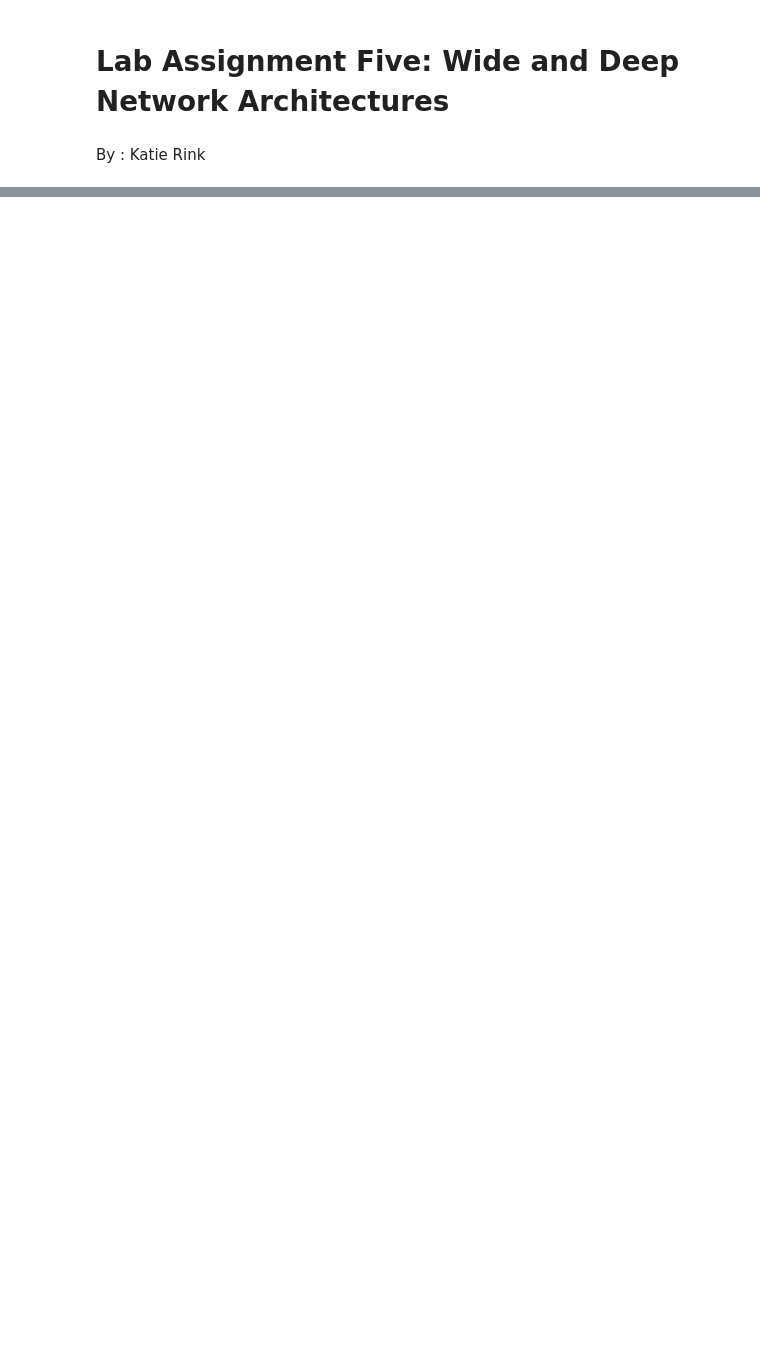
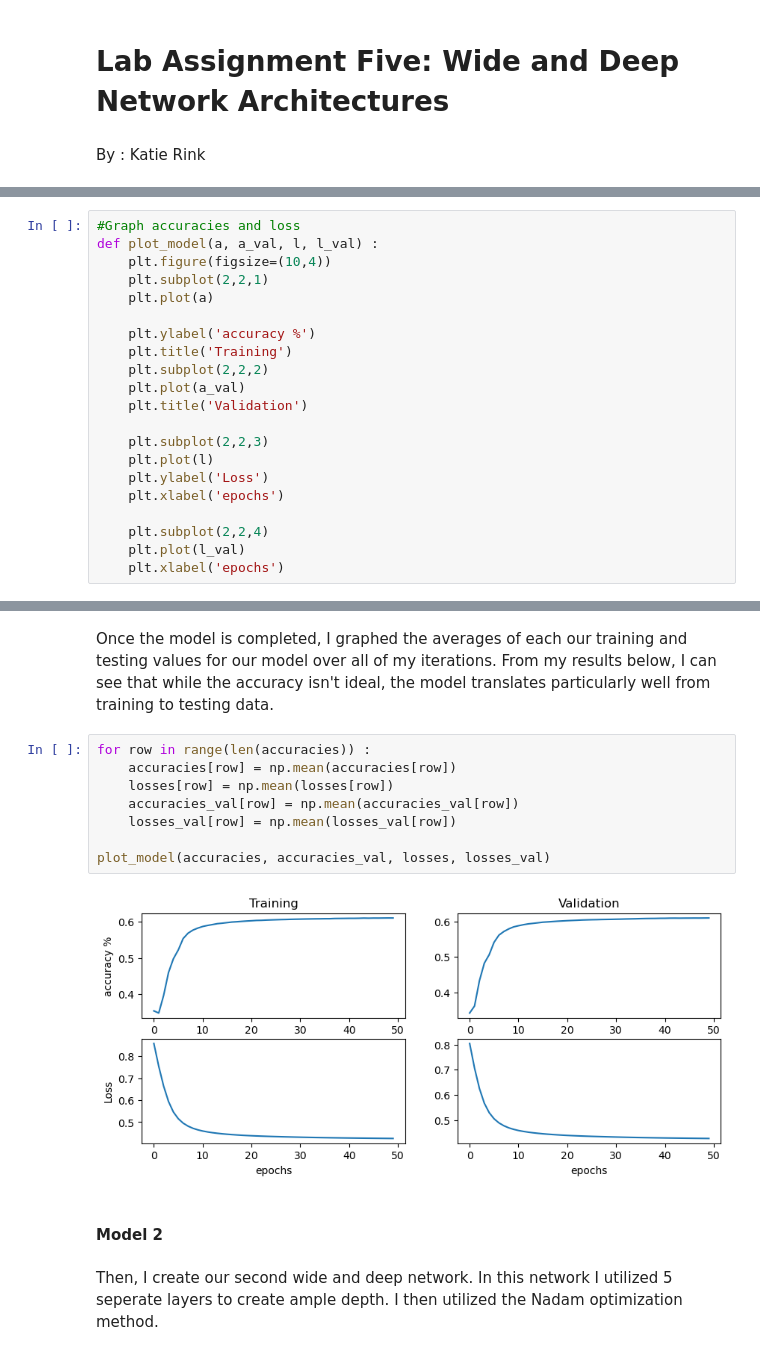
Before and after one commit to katielrink/ML_in_Python, a Jupyter notebook: Assignments/Wide_Deep_Networks.ipynb, the cells around one changed output, grey strips where cells are left out. Cells and saved outputs as stored; diff of their text form; blank space fills up the shorter version.

```diff
--- a/Assignments/Wide_Deep_Networks.ipynb
+++ b/Assignments/Wide_Deep_Networks.ipynb
@@ -180,0 +327,21 @@ ModuleNotFoundError: No module named 'tensorflow'
+# %%
+#Graph accuracies and loss
+def plot_model(a, a_val, l, l_val) :
+    plt.figure(figsize=(10,4))
+    plt.subplot(2,2,1)
+    plt.plot(a)
+
+    plt.ylabel('accuracy %')
+    plt.title('Training')
+    plt.subplot(2,2,2)
+    plt.plot(a_val)
+    plt.title('Validation')
+
+    plt.subplot(2,2,3)
+    plt.plot(l)
+    plt.ylabel('Loss')
+    plt.xlabel('epochs')
+
+    plt.subplot(2,2,4)
+    plt.plot(l_val)
+    plt.xlabel('epochs')
@@ -180,0 +491,16 @@ ModuleNotFoundError: No module named 'tensorflow'
+# %% [markdown]
+Once the model is completed, I graphed the averages of each our training and testing values for our model over all of my iterations. From my results below, I can see that while the accuracy isn't ideal, the model translates particularly well from training to testing data.
+# %%
+for row in range(len(accuracies)) :
+    accuracies[row] = np.mean(accuracies[row])
+    losses[row] = np.mean(losses[row])
+    accuracies_val[row] = np.mean(accuracies_val[row])
+    losses_val[row] = np.mean(losses_val[row])
+
+plot_model(accuracies, accuracies_val, losses, losses_val)
+# %% [output]
+[figure, added]
+# %% [markdown]
+#### Model 2
+# %% [markdown]
+Then, I create our second wide and deep network. In this network I utilized 5 seperate layers to create ample depth. I then utilized the Nadam optimization method. <br/>
```
Also changed, not shown: parts of 78 cells of this notebook, 2 other files.
